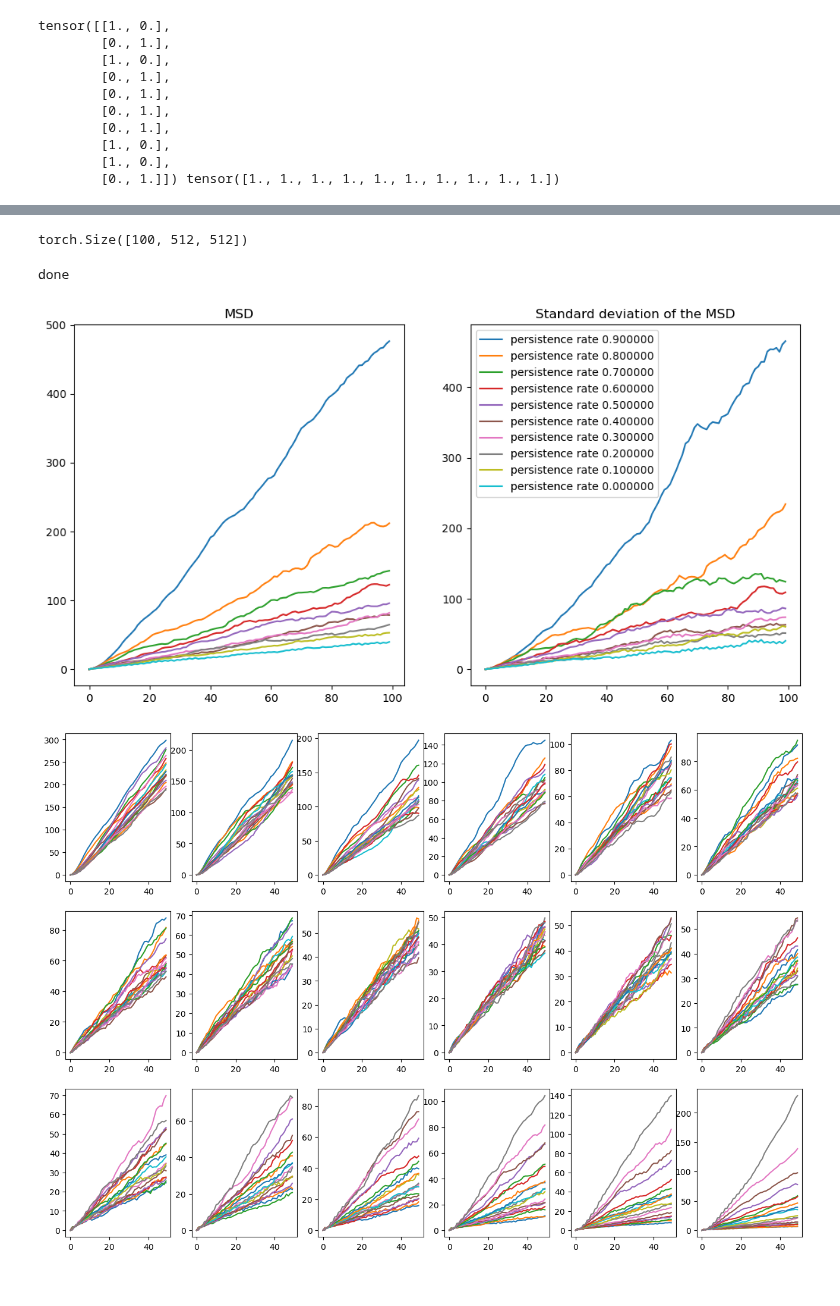
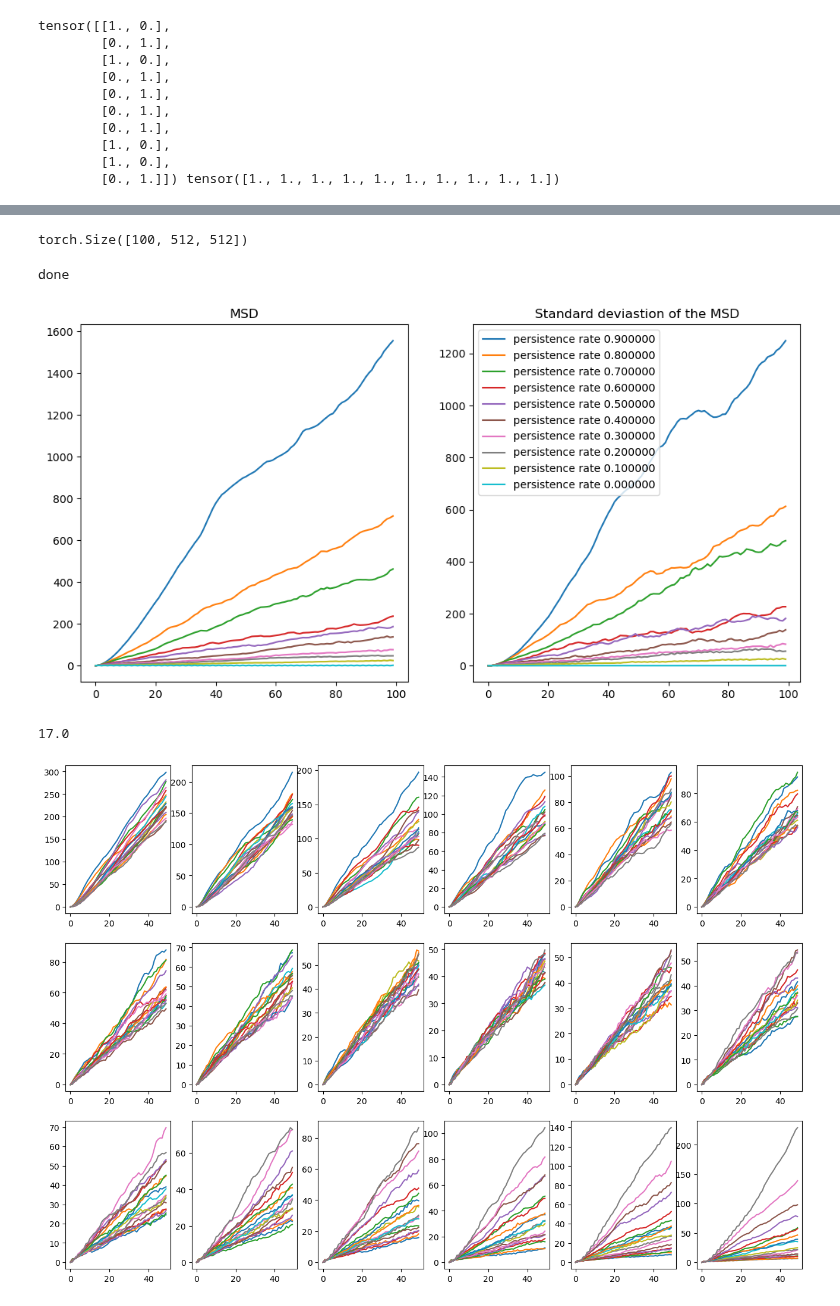
Before and after one commit to JanSchering/Thesis, a Jupyter notebook: random_walk/persistent_rand_walk.ipynb, the cells around one changed output, grey strips where cells are left out. Saved outputs shown, nothing was run; the diff lists cells and outputs as text; code cells hidden in the pictures.

```diff
--- a/random_walk/persistent_rand_walk.ipynb
+++ b/random_walk/persistent_rand_walk.ipynb
@@ -32,7 +32,7 @@ def get_active_pixel_idx(batch:t.Tensor) -> t.Tensor:
   """
   return batch.nonzero().T
 # %%
-def take_step(batch:t.Tensor, v_cur, p_vchg, dir_cur, p_reverse, dim=-1, logging=False) -> t.Tensor:
+def take_step(batch:t.Tensor, v_cur, p_vchg, facing_left, p_reverse, dim=-1, logging=False) -> t.Tensor:
     """Perform random step in the given dimension on each lattice in the batch.
 
     Args:
@@ -60,8 +60,7 @@ def take_step(batch:t.Tensor, v_cur, p_vchg, dir_cur, p_reverse, dim=-1, logging
     logits = t.hstack([t.log(1-p_reverse).unsqueeze(-1), t.log(p_reverse).unsqueeze(-1)])
     logit_tile = logits.repeat((batch_size,1))
     outcome = t.nn.functional.gumbel_softmax(logit_tile, tau=1, hard=True)
-    dir_cur[:,0] = dir_cur[:,0] * outcome[:,0] + (1 - dir_cur[:,0]) * outcome[:,1]
-    dir_cur[:,1] = dir_cur[:,1] * outcome[:,0] + (1 - dir_cur[:,1]) * outcome[:,1]
+    facing_left = facing_left * outcome[:,0] + (1 - facing_left) * outcome[:,1]
 
     # update the velocity of the cells
     logits = t.hstack([t.log(1-p_vchg), t.log(p_vchg)])
@@ -71,6 +70,6 @@ def take_step(batch:t.Tensor, v_cur, p_vchg, dir_cur, p_reverse, dim=-1, logging
 
     batch[act_pixel_idx[0], act_pixel_idx[1], act_pixel_idx[2]] -= 1 * v_cur
 
-    batch[left_px[0], left_px[1], left_px[2]] += dir_cur[:,0] * v_cur
-    batch[right_px[0], right_px[1], right_px[2]] += dir_cur[:,1] * v_cur
-    return batch, dir_cur, v_cur
+    batch[left_px[0], left_px[1], left_px[2]] += facing_left * v_cur
+    batch[right_px[0], right_px[1], right_px[2]] += (1-facing_left) * v_cur
+    return batch, facing_left, v_cur
@@ -90,15 +97,13 @@ print(test[0] * 0 + 1 * (1 - test[0]))
 def init_batch(n:int, dim:int, device=t.device("cpu")):
   batch = t.zeros((n,dim,dim), device=device)
   batch[:,dim//2,dim//2] = 1
-  rand_samples_x = t.bernoulli(t.tensor(0.5).repeat(n)).unsqueeze(-1)
-  dir_x = t.hstack([rand_samples_x, 1-rand_samples_x])
-  rand_samples_y = t.bernoulli(t.tensor(0.5).repeat(n)).unsqueeze(-1)
-  dir_y = t.hstack([rand_samples_y, 1-rand_samples_y])
+  facing_left_x = t.bernoulli(t.tensor(0.5).repeat(n))
+  facing_left_y = t.bernoulli(t.tensor(0.5).repeat(n))
   #v_x = t.bernoulli(t.tensor(0.5).repeat(n))
   #v_y = t.bernoulli(t.tensor(0.5).repeat(n))
   v_x = t.ones((n))
   v_y = t.ones((n))
-  return batch, dir_x, dir_y, v_x, v_y
+  return batch, facing_left_x, facing_left_y, v_x, v_y
 # %%
 t_b, t_x, t_y, t_vx, t_vy = init_batch(10,10)
 print(t_x,t_vx)
@@ -179,40 +184,40 @@ def calc_stats(batch:t.Tensor, dist_matrix:t.Tensor) -> Tuple[t.Tensor, t.Tensor
 # %%
 # plot statistics for different probabilities
 p_reverse_vals = t.linspace(0.1,1,10)
-p_vchg = t.tensor(0.5)
+p_vchg = t.tensor(0.001)
 ref_grid = t.zeros((1,512,512))
 ref_grid[0,256,256] = 1
 dist_mtx = create_dist_matrix(ref_grid)
 test_batch, dir_x, dir_y, v_x, v_y = init_batch(100,512)
 print(test_batch.shape)
 
 fig, axs = plt.subplots(1,2,figsize=(12,6))
 
 for p_reverse in tqdm(p_reverse_vals):
   msds = []
   stds = []
   test_batch, dir_x, dir_y, v_x, v_y = init_batch(100,512)
 
   for i in range(100):
     distances, msd, std = calc_stats(test_batch,dist_mtx)
     msds.append(msd)
     stds.append(std)
     test_batch, dir_x, v_x = take_step(test_batch, v_x, p_vchg, dir_x, p_reverse, dim=-1)
     test_batch, dir_y, v_y = take_step(test_batch, v_y, p_vchg, dir_y, p_reverse, dim=-2)
 
 
   axs[0].plot(msds, label=f"persistence rate {(1-p_reverse):2f}")
   axs[1].plot(stds, label=f"persistence rate {(1-p_reverse):2f}")
 
 axs[0].set_title("MSD")
-axs[1].set_title("Standard deviation of the MSD")
+axs[1].set_title("Standard deviastion of the MSD")
 axs[1].legend()
 
 print("done")
 # %% [output]
 torch.Size([100, 512, 512])
 done
-[figure, old version]
+[figure, new version]
 # %%
 p_reverse = t.linspace(0.1,0.95,18)
 p_vchg = t.linspace(0.1,0.95,18)
@@ -237,6 +242,10 @@ for p_rev_cur in p_reverse:
 
         msds.append(msds_cur)
         stds.append(stds_cur)
+# %%
+85/5
+# %% [output]
+17.0
 # %%
 fig, axs = plt.subplots(3,6,figsize=(16,11))
 for i in range(3):
```
Also changed, not shown: parts of 3 cells of this notebook, 1 other file.
